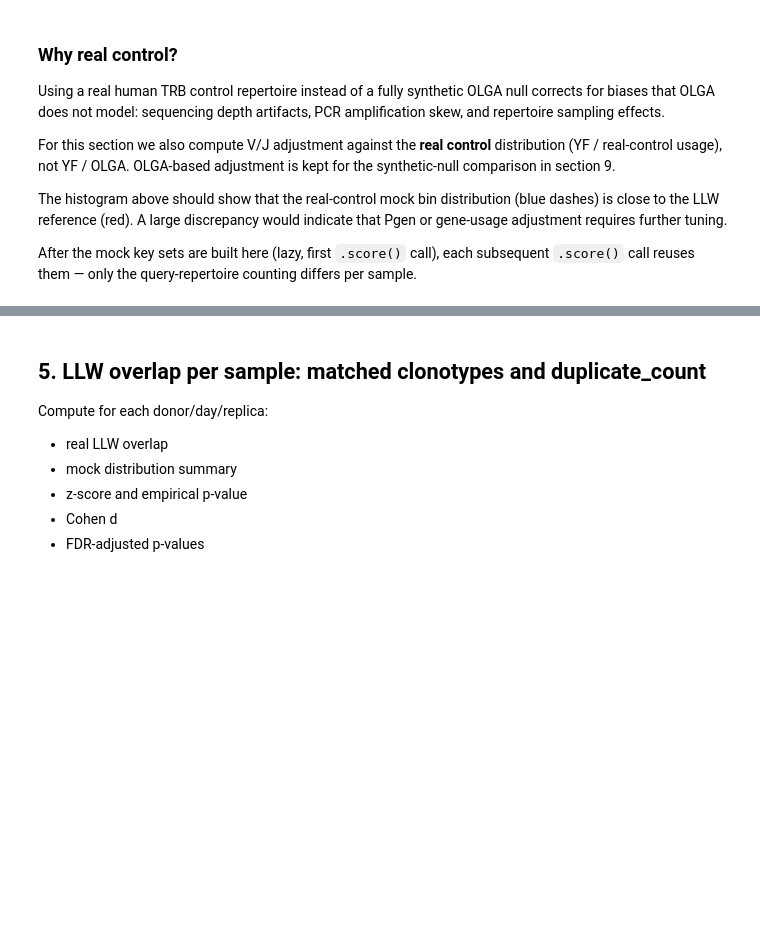
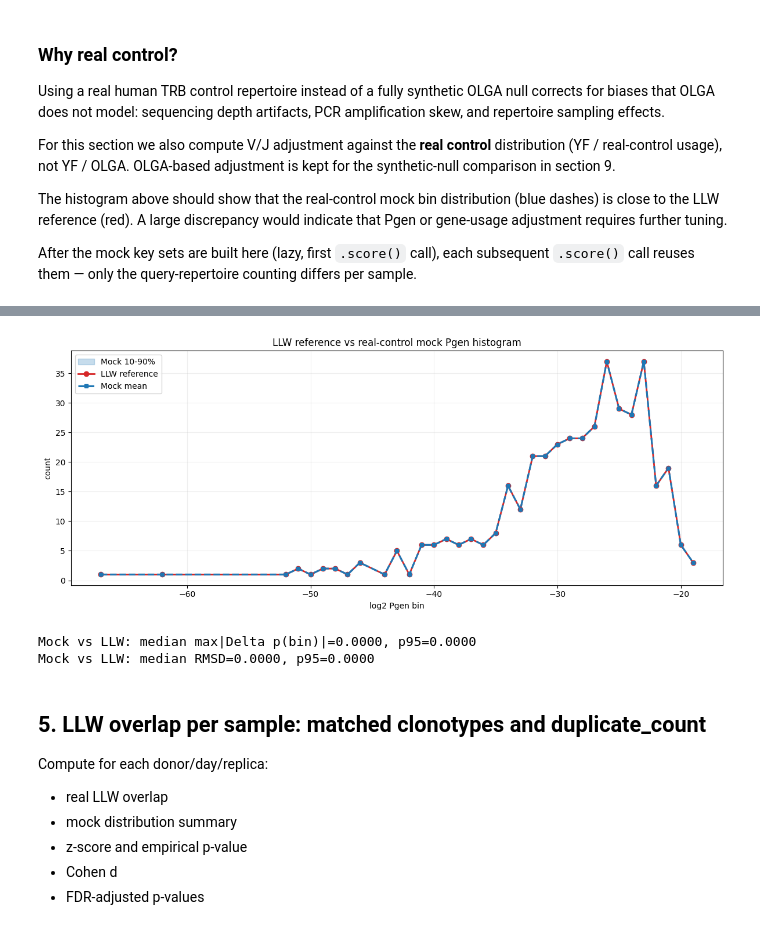
Before and after one commit to antigenomics/mirpy, a Jupyter notebook: notebooks/vdjbet_yf.ipynb, the cells around one changed output, grey strips where cells are left out. Cells and saved outputs as stored; diff of their text form; code cells hidden in the pictures; blank space fills up the shorter version.

```diff
--- a/notebooks/vdjbet_yf.ipynb
+++ b/notebooks/vdjbet_yf.ipynb
@@ -363,0 +204,46 @@ print(f"Mock vs LLW: median RMSD={np.median(rmsd):.4f}, p95={np.percentile(rmsd,
+# %%
+real_result = build_real_control_analysis(
+    vdjdb_rep,
+    yfv_gu,
+    seed=SEED,
+    count_mode=USAGE_COUNT_MODE,
+    pseudocount=USAGE_PSEUDOCOUNT,
+    pool_size=POOL_SIZE,
+    n_mocks=N_MOCKS,
+    n_jobs=8,
+)
+
+real_control_df = real_result.control_df
+real_control_gu = real_result.control_usage
+pgen_adj_real = real_result.pgen_adj_real
+pool = real_result.pool
+analysis = real_result.analysis
+dt = real_result.elapsed_s
+print(f"Pool built: n_generated={pool.n_generated:,}, bins={len(pool.bins)}, floor={pool.floor_bin}, ceil={pool.ceil_bin}, elapsed={dt:.1f}s")
+
+diag = compute_bin_alignment_diagnostics(analysis)
+all_bins = diag["all_bins"]
+ref_vec = diag["ref_vec"]
+mock_mat = diag["mock_mat"]
+mock_mean = diag["mock_mean"]
+mock_q10 = diag["mock_q10"]
+mock_q90 = diag["mock_q90"]
+max_abs_diff = diag["max_abs_diff"]
+rmsd = diag["rmsd"]
+
+fig, ax = plt.subplots(figsize=(12, 5))
+ax.fill_between(all_bins, mock_q10, mock_q90, alpha=0.25, color="#1f77b4", label="Mock 10-90%", zorder=1)
+ax.plot(all_bins, ref_vec, color="#d62728", marker="o", linewidth=2, label="LLW reference", zorder=2)
+# Draw mock mean last so it remains visible even when overlapping the reference line.
+ax.plot(all_bins, mock_mean, color="#1f77b4", linestyle="--", marker="s", markersize=4, linewidth=2.2, label="Mock mean", zorder=3)
+ax.set_xlabel("log2 Pgen bin")
+ax.set_ylabel("count")
+ax.set_title("LLW reference vs real-control mock Pgen histogram")
+ax.legend()
+ax.grid(alpha=0.2)
+plt.tight_layout()
+plt.show()
+
+print(f"Mock vs LLW: median max|Delta p(bin)|={np.median(max_abs_diff):.4f}, p95={np.percentile(max_abs_diff,95):.4f}")
+print(f"Mock vs LLW: median RMSD={np.median(rmsd):.4f}, p95={np.percentile(rmsd,95):.4f}")
+# %% [output]
@@ -364,3 +251,6 @@ print(f"Mock vs LLW: median RMSD={np.median(rmsd):.4f}, p95={np.percentile(rmsd,
+[figure, added]
+Mock vs LLW: median max|Delta p(bin)|=0.0000, p95=0.0000
+Mock vs LLW: median RMSD=0.0000, p95=0.0000
 # %% [markdown]
 ## 5. LLW overlap per sample: matched clonotypes and duplicate_count
 
```
Also changed, not shown: parts of 16 cells of this notebook, 7 other files.
